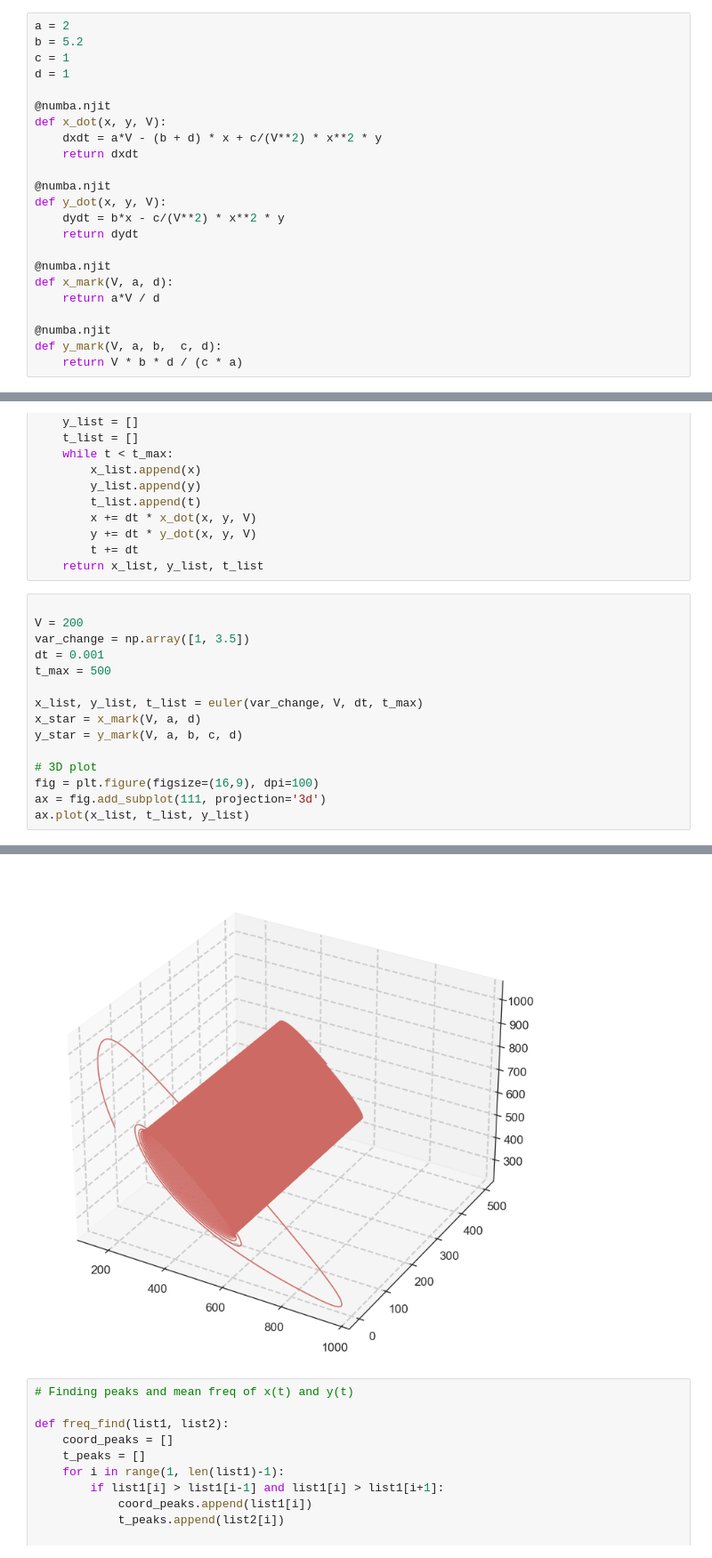
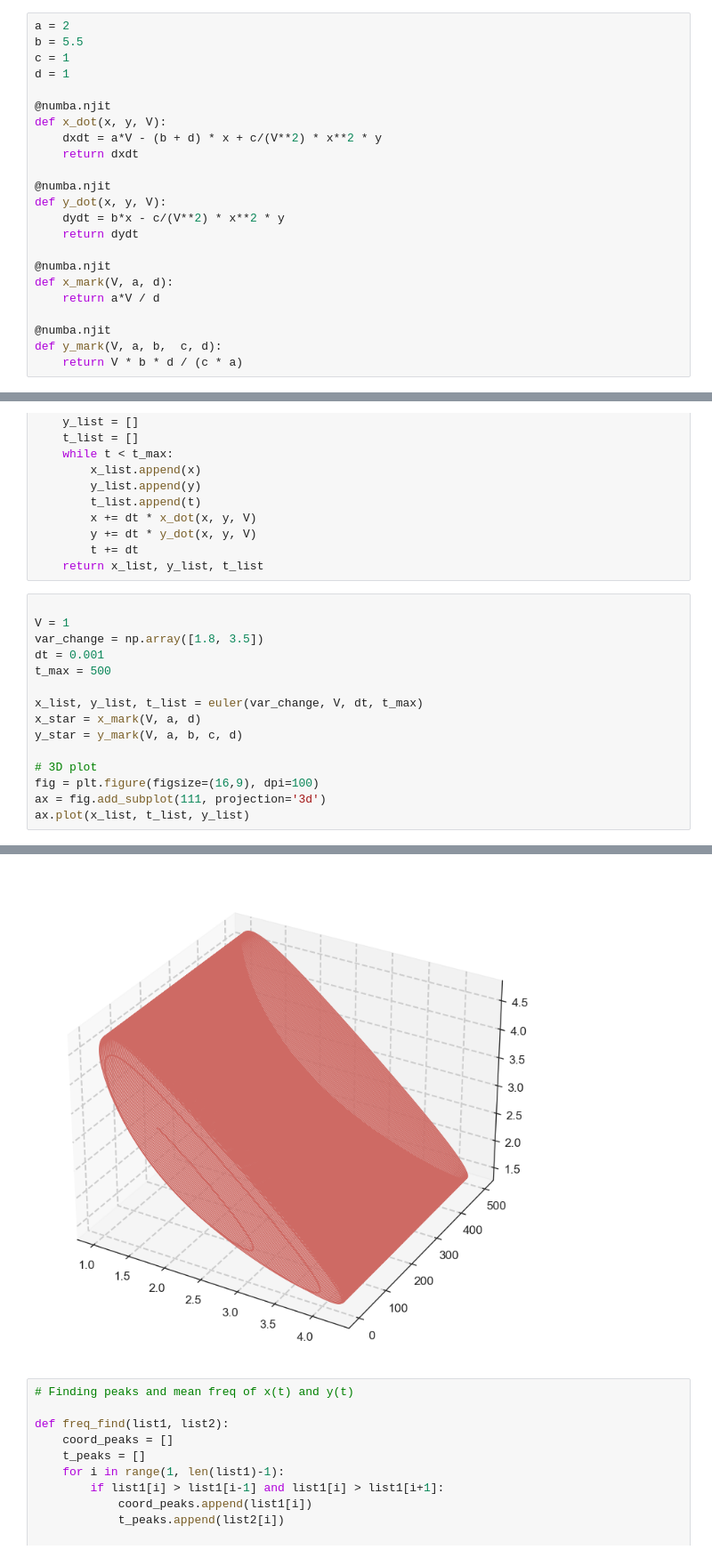
Before and after one commit to nielsdavidsen/PUK_2024, a Jupyter notebook: puk_start.ipynb, the cells around one changed output, grey strips where cells are left out. Shown at 89% size. Cells and saved outputs as stored; diff of their text form.

```diff
--- a/puk_start.ipynb
+++ b/puk_start.ipynb
@@ -29,7 +29,7 @@ plt.rcParams['figure.dpi'] = 100
 [figure]
 # %%
 a = 2
-b = 5.2
+b = 5.5
 c = 1
 d = 1
 
@@ -72,22 +72,22 @@ def euler(var_change, V, dt, t_max):
     return x_list, y_list, t_list
 # %%
 
-V = 200
-var_change = np.array([1, 3.5])
+V = 1
+var_change = np.array([1.8, 3.5])
 dt = 0.001
 t_max = 500
 
 x_list, y_list, t_list = euler(var_change, V, dt, t_max)
 x_star = x_mark(V, a, d)
 y_star = y_mark(V, a, b, c, d)
 
 # 3D plot
 fig = plt.figure(figsize=(16,9), dpi=100)
 ax = fig.add_subplot(111, projection='3d')
 ax.plot(x_list, t_list, y_list)
 # %% [output]
 [<mpl_toolkits.mplot3d.art3d.Line3D at 0x...>]
-[figure, old version]
+[figure, new version]
 # %%
 # Finding peaks and mean freq of x(t) and y(t)
 
```
Also changed, not shown: parts of 17 cells of this notebook.
